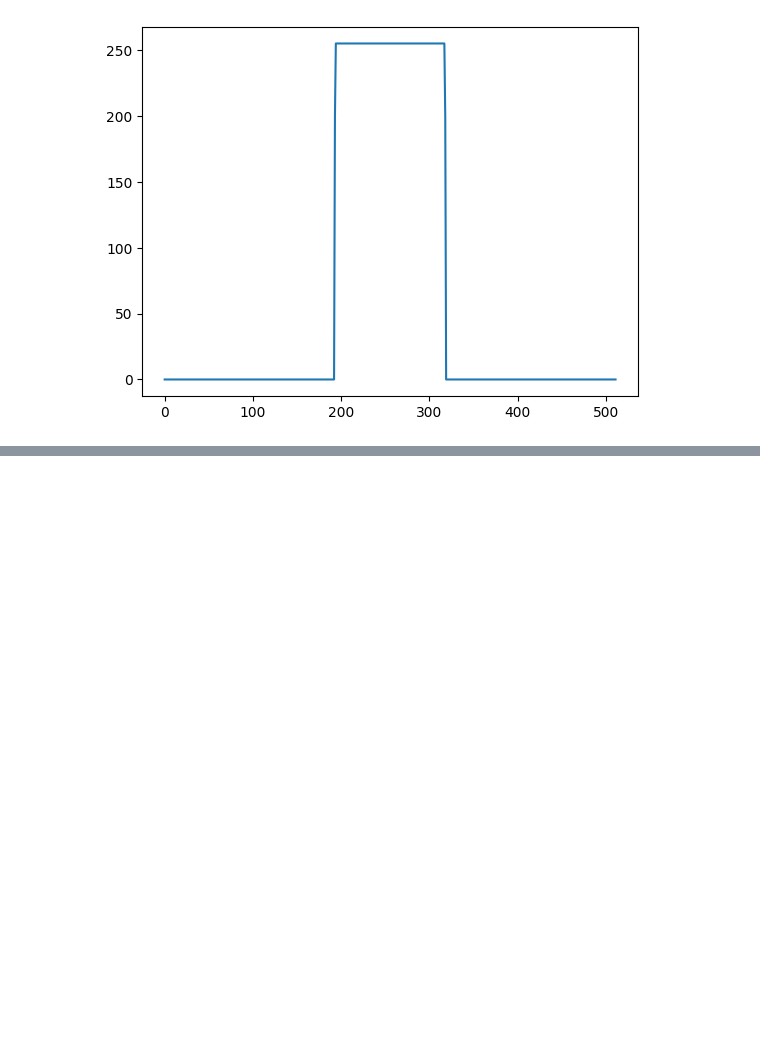
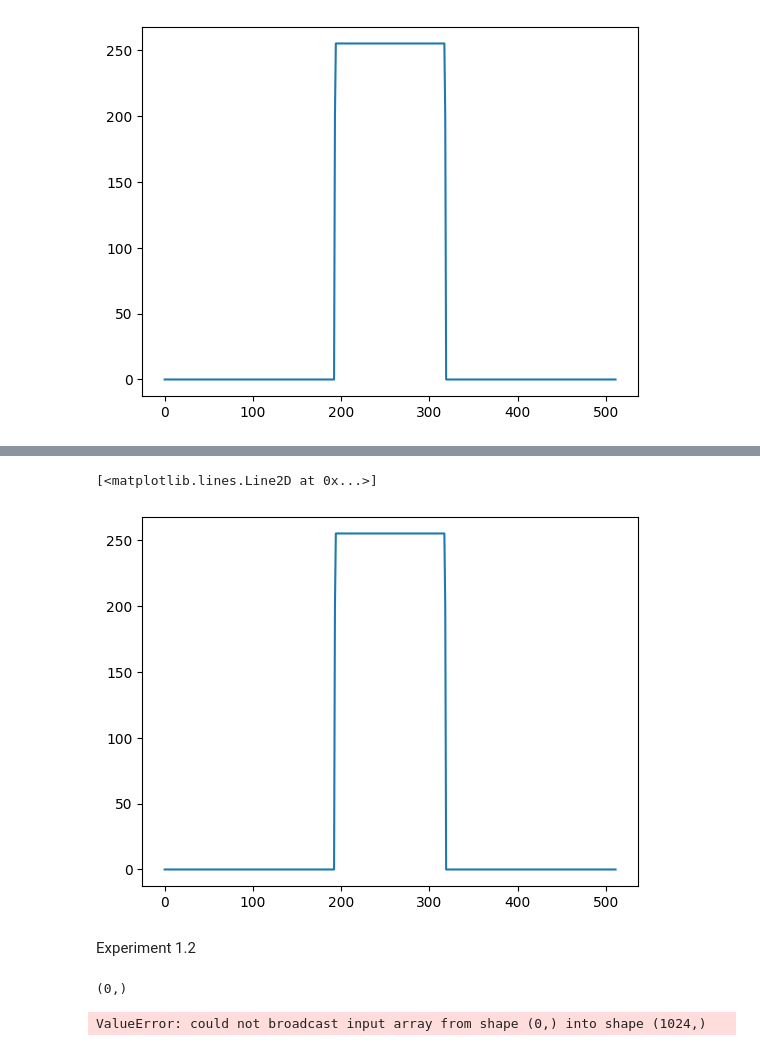
Before and after one commit to Leo00010011/IPBMI_Notebooks, a Jupyter notebook: E8/IPBMA_8_CT-Slice-Reconstruction.ipynb, the cells around one changed output, grey strips where cells are left out. Drawn from its saved outputs; the diff is of its cells as text; code cells hidden in the pictures; blank space fills up the shorter version.

```diff
--- a/E8/IPBMA_8_CT-Slice-Reconstruction.ipynb
+++ b/E8/IPBMA_8_CT-Slice-Reconstruction.ipynb
@@ -115,0 +153,10 @@ pyplot.plot(line)
+# %%
+nLine= int(vImage.shape[0]/2)
+line= getLine(vImage, nLine)
+
+pyplot.plot(line)
+# %% [output]
+[<matplotlib.lines.Line2D at 0x...>]
+[figure, added]
+# %% [markdown]
+Experiment 1.2
@@ -115,0 +169,21 @@ pyplot.plot(line)
+# %%
+import sys, os
+from auxFiles.auxFnc import *
+from auxFiles.CTFnc import *
+
+try:
+    auxFnc = os.path.join(sys.path[0], 'auxFiles', 'auxFnc.py')
+    CTFnc = os.path.join(sys.path[0], 'auxFiles', 'CTFnc.py')
+    %run {auxFnc}
+    %run {CTFnc}
+except:
+    auxFnc = os.path.join('.', 'auxFiles', 'auxFnc.py')
+    CTFnc = os.path.join('.', 'auxFiles', 'CTFnc.py')
+    %run {CTFnc}
+
+qSinograma= interactor_CT(N0, obj, h, nProjections)
+dSinograma= detectSinogram(qSinograma, nProjections, nDetectors)
+pSinograma= process_CT(dSinograma, N0)
+# %% [output]
+(0,)
+ValueError: could not broadcast input array from shape (0,) into shape (1024,)
```
Also changed, not shown: parts of 16 cells of this notebook, 4 other files.
